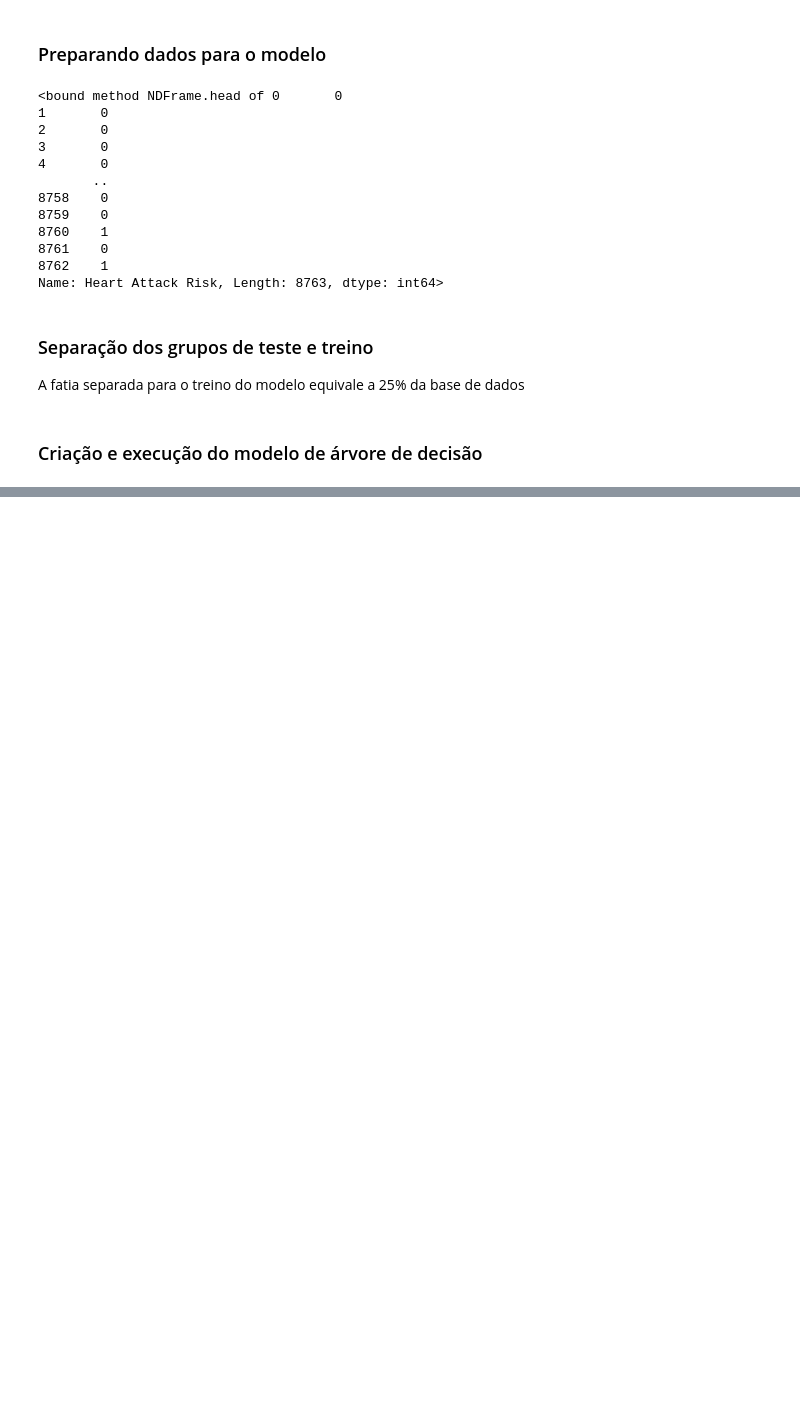
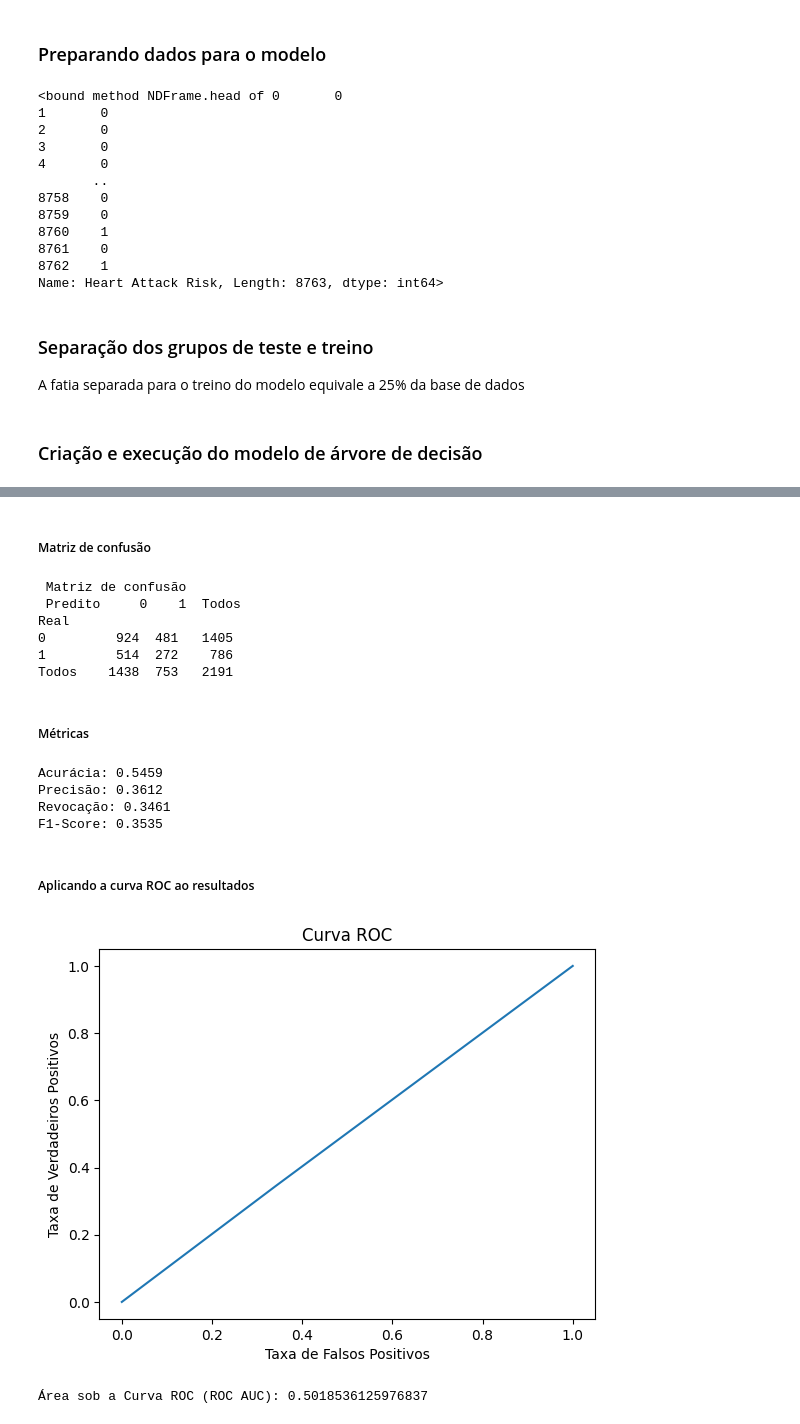
Before and after one commit to MarceloBuch/A3-artificial-inteligence-2023, a Jupyter notebook: decisionTree.ipynb, the cells around one changed output, grey strips where cells are left out. Drawn from its saved outputs; the diff is of its cells as text; code cells hidden in the pictures; blank space fills up the shorter version.

Commit message:
Running the model and adding visualization of the results found

```diff
--- a/decisionTree.ipynb
+++ b/decisionTree.ipynb
@@ -72,0 +74,43 @@ predictions = clf.predict(X_test)
+# %% [markdown]
+##### Matriz de confusão
+# %%
+print('\n Matriz de confusão\n', pd.crosstab(y_test, predictions, rownames=['Real'], colnames=['Predito'], margins = True, margins_name="Todos"))
+# %% [output]
+ Matriz de confusão
+ Predito     0    1  Todos
+Real
+0         924  481   1405
+1         514  272    786
+Todos    1438  753   2191
+# %% [markdown]
+##### Métricas
+# %%
+accur = metrics.accuracy_score(y_test, predictions)
+print(f"Acurácia: {accur:.4f}")
+precisao = metrics.precision_score(y_test, predictions)
+print(f'Precisão: {precisao:.4f}')
+revocacao = metrics.recall_score(y_test, predictions)
+print(f'Revocação: {revocacao:.4f}')
+f1 = metrics.f1_score(y_test, predictions)
+print(f'F1-Score: {f1:.4f}')
+# %% [output]
+Acurácia: 0.5459
+Precisão: 0.3612
+Revocação: 0.3461
+F1-Score: 0.3535
+# %% [markdown]
+##### Aplicando a curva ROC ao resultados
+# %%
+fpr, tpr, thresholds = metrics.roc_curve(y_test, predictions)
+
+plt.plot(fpr, tpr)
+plt.xlabel('Taxa de Falsos Positivos')
+plt.ylabel('Taxa de Verdadeiros Positivos')
+plt.title('Curva ROC')
+plt.show()
+
+roc_auc = metrics.roc_auc_score(y_test, predictions)
+print(f'Área sob a Curva ROC (ROC AUC): {roc_auc}')
+# %% [output]
+[figure, added]
+Área sob a Curva ROC (ROC AUC): 0.5018536125976837
```
Also changed, not shown: parts of 2 cells of this notebook.
